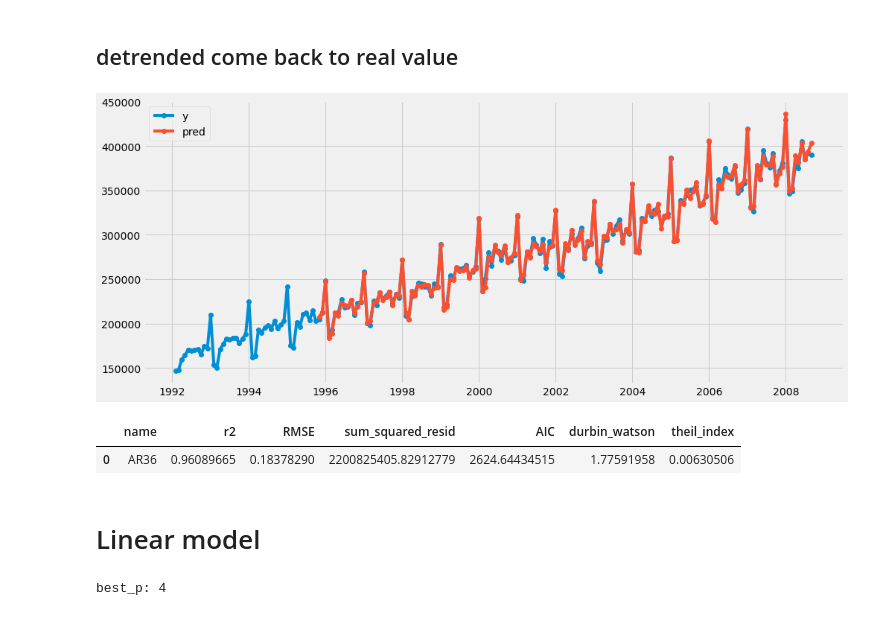
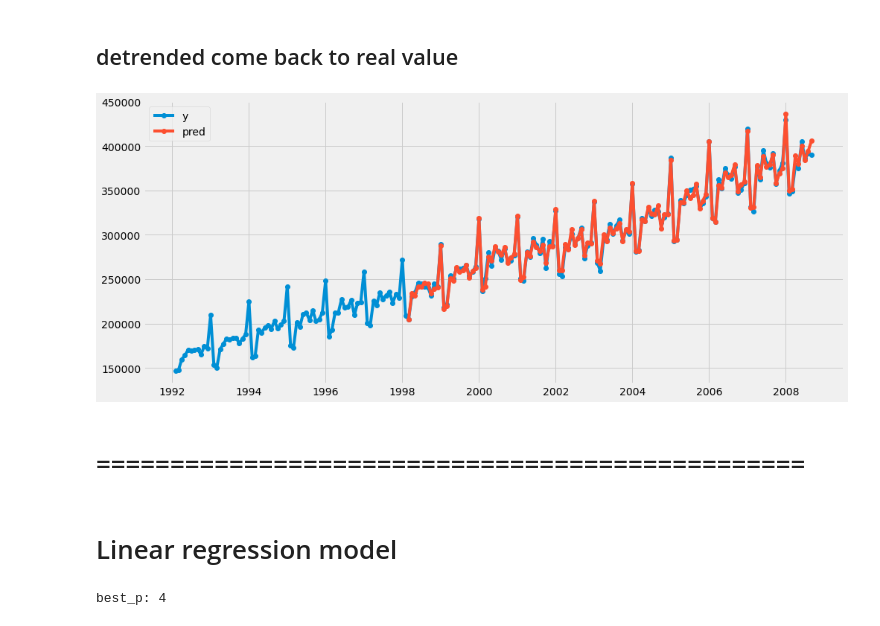
Before and after one commit to bateikoEd/time-series-analysis, a Jupyter notebook: lab4/Train_cp.ipynb, the cells around one changed output. Drawn from its saved outputs; the diff is of its cells as text; code cells hidden in the pictures.

```diff
--- a/lab4/Train_cp.ipynb
+++ b/lab4/Train_cp.ipynb
@@ -586,0 +580,3 @@ df_c[['Value','Predicted_Values']].plot()
+# %%
+res_ma = pd.DataFrame()
+res_ma['Residuals'] = df_c_ar.Value - df_c_ar.Predicted_Values
@@ -587,26 +630,33 @@ df_c[['Value','Predicted_Values']].plot()
+# %%
+best_q_arma=28
+res_train_ma, res_test_ma,theta_ma,intercept_ma,RMSE = MA(best_q_arma,pd.DataFrame(res_ma.Residuals))
+# %%
+res_c_ma = pd.concat([res_train_ma,res_test_ma])
+df_c_arma = df_c_ar
+df_c_arma.Predicted_Values += res_c_ma.Predicted_Values
 # %% [markdown]
 ## detrended come back to real value
 # %%
-df_c.Value *= y.rolling(window=10).std().Value
-df_c.Value += y.rolling(window=10).mean().Value
+df_c_arma.Value *= y.rolling(window=10).std().Value
+df_c_arma.Value += y.rolling(window=10).mean().Value
 
-df_c.Predicted_Values *= y.rolling(window=10).std().Value
-df_c.Predicted_Values += y.rolling(window=10).mean().Value
+df_c_arma.Predicted_Values *= y.rolling(window=10).std().Value
+df_c_arma.Predicted_Values += y.rolling(window=10).mean().Value
 # %%
-show_prediction(y, df_c.Predicted_Values)
+show_prediction(y, df_c_arma.Predicted_Values)
 # %% [output]
-[figure, old version]
+[figure, new version]
 # %%
-predictions = df_c.Predicted_Values.dropna()
-values = y.Value[df_c.Predicted_Values.dropna().index]
-name = f'AR{best_p}'
-parametrs = best_p
-claculate_metrics_model(values, predictions, name=name, count_parameters=parametrs)
+predictions = df_c_arma.Predicted_Values.dropna()
+values = y.Value[df_c_arma.Predicted_Values.dropna().index]
+name = f'ARMA{best_p, best_q}'
+parametrs = best_p + best_q
+metrics = claculate_metrics_model(values, predictions, name=name, count_parameters=parametrs)
+models_metrics_static = models_metrics_static.append(metrics)
-# %% [output]
-|  | name | r2 | RMSE | sum_squared_resid | AIC | durbin_watson | theil_index |
-| 0 | AR36 | 0.96089665 | 0.18378290 | 2200825405.82912779 | 2624.64434515 | 1.77591958 | 0.00630506 |
+# %% [markdown]
+# ================================================
 # %% [markdown]
-# Linear model
+# Linear regression model
 # %%
 from sklearn.preprocessing import PolynomialFeatures
 
```
Also changed, not shown: parts of 56 cells of this notebook.
